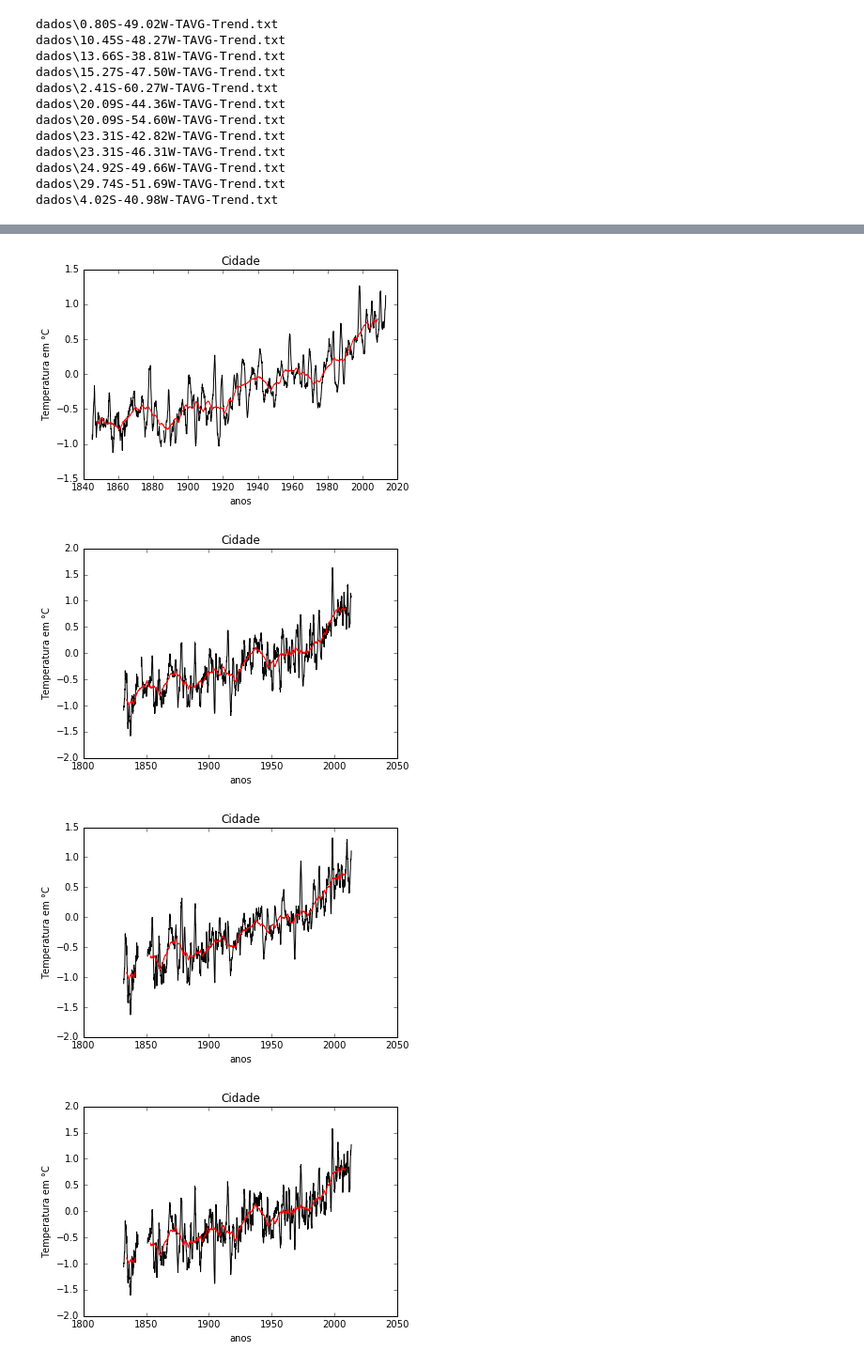
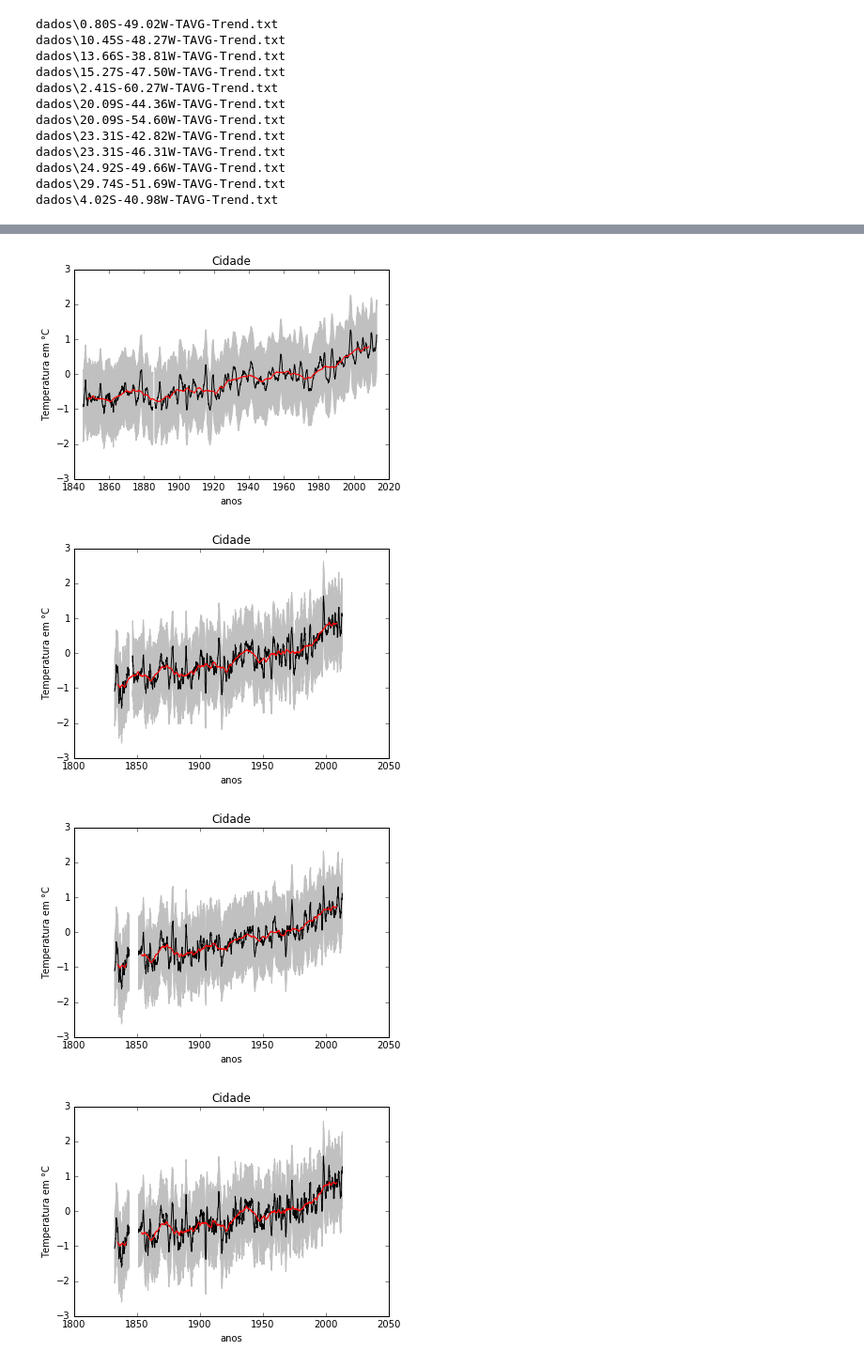
Before and after one commit to mat-esp-2016/python-3-amanda_joaovictor_rian, a Jupyter notebook: python3.ipynb, the cells around one changed output, grey strips where cells are left out. Shown: that part at 94% size. Drawn from its saved outputs; the diff is of its cells as text; code cells hidden in the pictures.

```diff
--- a/python3.ipynb
+++ b/python3.ipynb
@@ -72,20 +74,21 @@ dados\4.02S-40.98W-TAVG-Trend.txt
 # %%
 for arquivo in arquivos:
     dados = np.loadtxt (arquivo, comments='%')
     ano_em_decimal = anos_para_ano_decimal (anos = dados [:, 0], meses = dados [:, 1])
     anomalia_anual = dados [:, 4]
     anomalia_10_anos = dados[:, 8]
     anos = dados [:, 0]
 
     plt.figure()
     plt.plot (ano_em_decimal, anomalia_anual, c = "#000000")
     plt.plot (ano_em_decimal, anomalia_10_anos, c = '#ff0000')
     plt.xlabel ("anos")
     plt.ylabel ("Temperatura em °C")
     plt.title("Cidade")
-    plt.savefig("Grafico_das_cidades/" + arquivo[7:-3] + 'png', format = 'png')
+    plt.fill_between (ano_em_decimal, anomalia_anual + 1, anomalia_anual - 1, color = "#C0C0C0")
+    plt.savefig("Grafico_das_cidades/" + arquivo [7:-3] + 'png', format = 'png')
 # %% [output]
-[figure, old version]
+[figure, new version]
-[figure, old version]
+[figure, new version]
-[figure, old version]
+[figure, new version]
-[figure, old version]
+[figure, new version]
```
Also changed, not shown: parts of 5 cells of this notebook.
